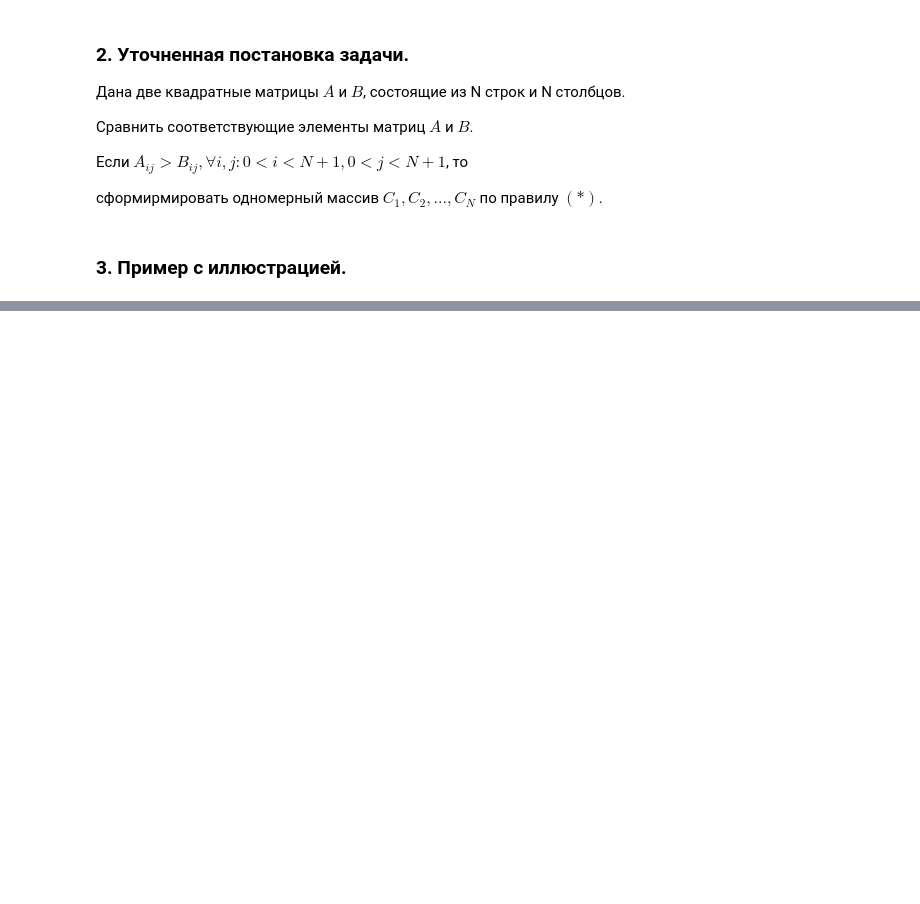
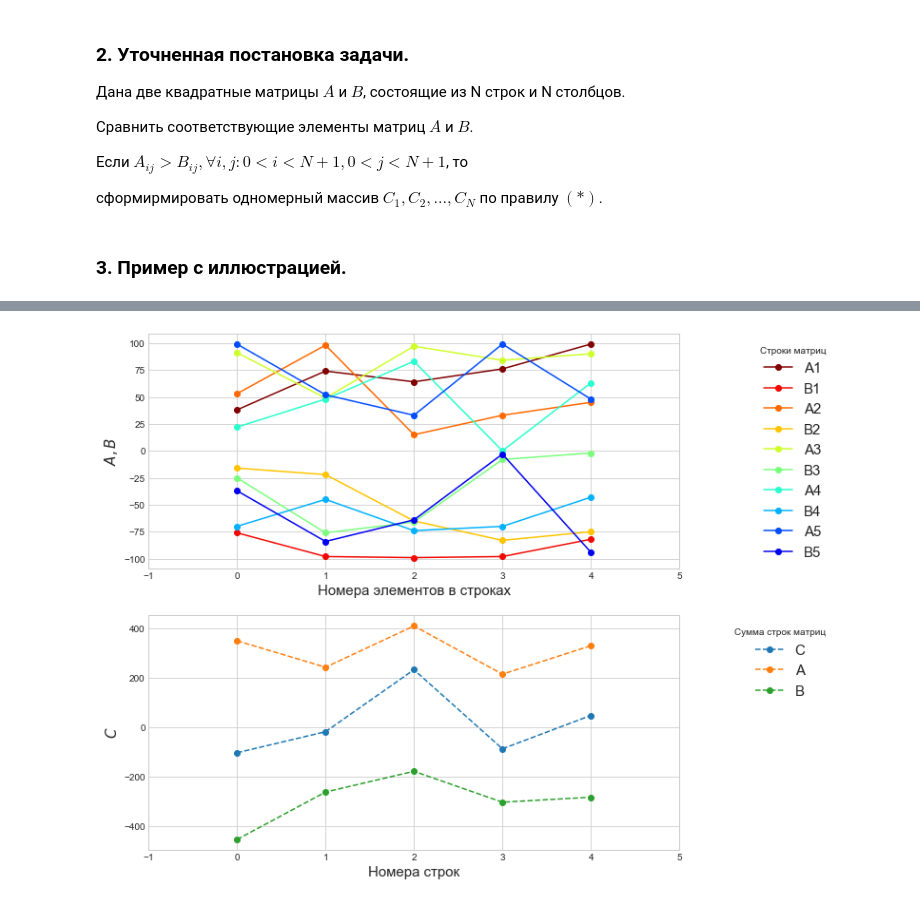
Before and after one commit to OlgaBelitskaya/math_20182019, a Jupyter notebook: program_standardcalc.ipynb, the cells around one changed output, grey strips where cells are left out. Saved outputs shown, nothing was run; the diff lists cells and outputs as text; code cells hidden in the pictures; blank space fills up the shorter version.

```diff
--- a/program_standardcalc.ipynb
+++ b/program_standardcalc.ipynb
@@ -65,0 +202,29 @@ print('\n', N, '\n\n', A, '\n\n', B)
+# %%
+f = pylab.figure(figsize=(10,10))
+ax1 = f.add_subplot(2, 1, 1)
+ax2 = f.add_subplot(2, 1, 2)
+bwr = pylab.cm.get_cmap('jet_r')
+
+for i in range(len(B)):
+    ax1.plot(range(len(A[i])), A[i], '-o',
+               c=bwr(2*i/10), label='A' + str(i+1))
+    ax1.plot(range(len(B[i])), B[i], '-o',
+               c=bwr((2*i+1)/10), label='B' + str(i+1))
+ax1.legend(title='Строки матриц', fontsize=15,
+           shadow=True, bbox_to_anchor=(1.3,1.0))
+ax1.set_xticks(range(-1, len(C)+1), range(len(C)+2))
+ax1.set_xlabel('Номера элементов в строках', fontsize=15)
+ax1.set_ylabel(r'$A, B$', fontsize=15)
+
+ax2.plot(range(len(C)), C, '-o', label='C', ls='--')
+ax2.plot(range(len(C)), [sum(A[i]) for i in range(len(C))],
+         '-o', label='A', ls='--')
+ax2.plot(range(len(C)), [sum(B[i]) for i in range(len(C))],
+         '-o', label='B', ls='--')
+ax2.legend(title='Сумма строк матриц', fontsize=15,
+           shadow=True, bbox_to_anchor=(1.3,1.0))
+ax2.set_xticks(range(-1, len(C)+1), range(len(C)+2))
+ax2.set_xlabel('Номера строк', fontsize=15)
+ax2.set_ylabel(r'$C$', fontsize=15);
+# %% [output]
+[figure, added]
```
Also changed, not shown: parts of 9 cells of this notebook.
